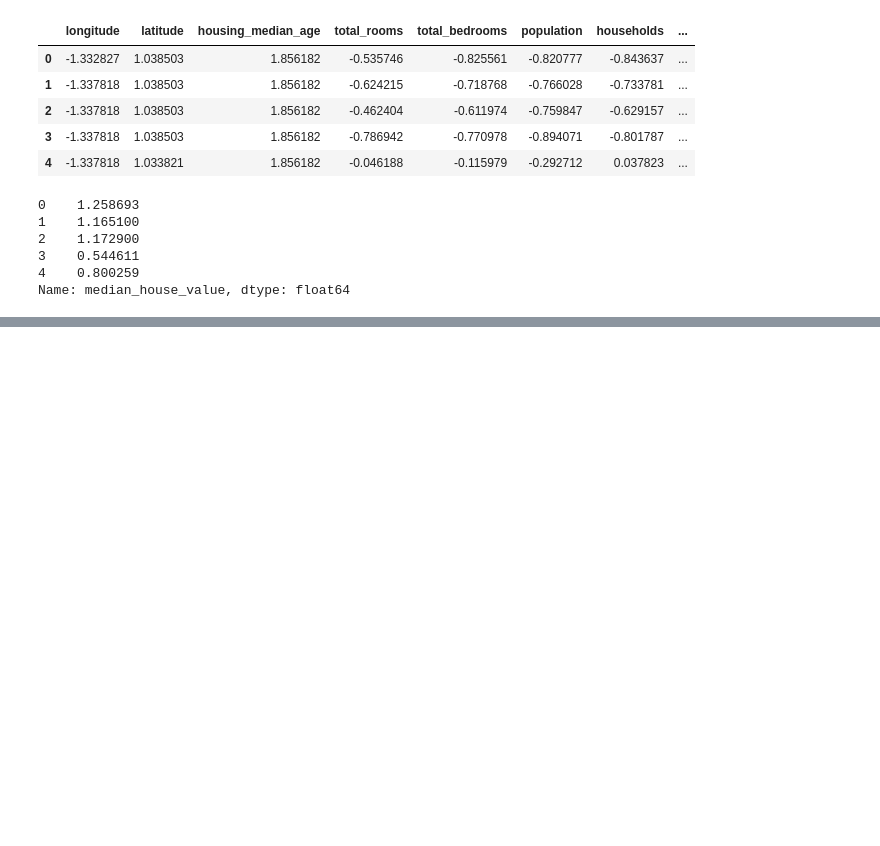
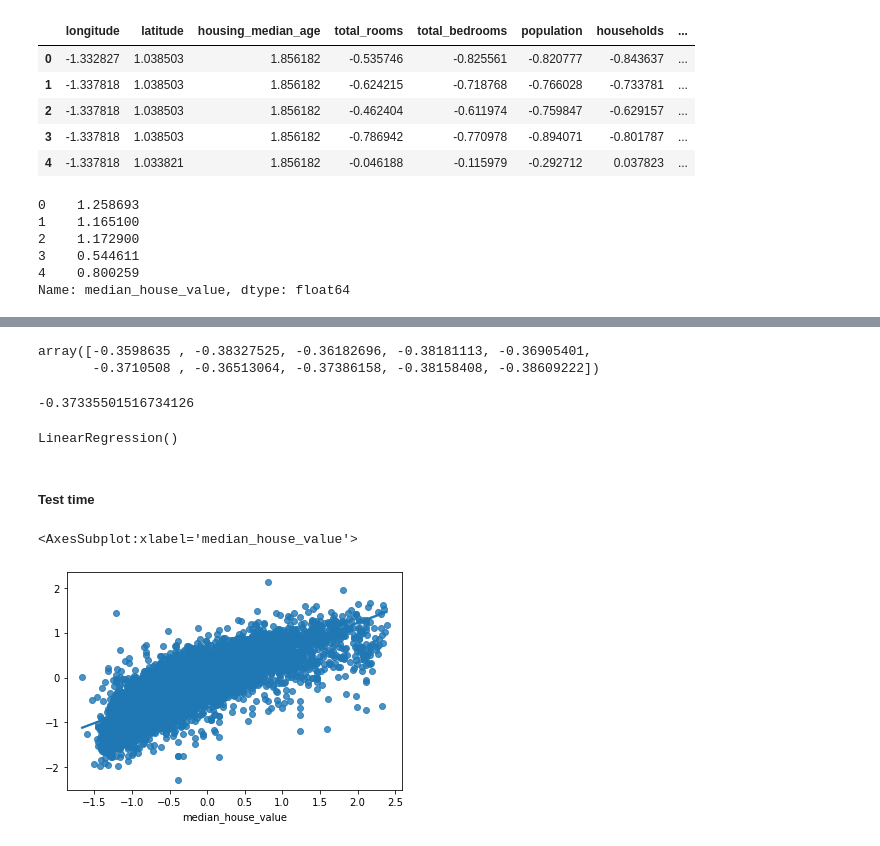
Before and after one commit to GeorgeMC2610/Pattern-Recognition, a Jupyter notebook: Pattern_Recognition.ipynb, the cells around one changed output, grey strips where cells are left out. Saved outputs shown, nothing was run; the diff lists cells and outputs as text; code cells hidden in the pictures; blank space fills up the shorter version.

```diff
--- a/Pattern_Recognition.ipynb
+++ b/Pattern_Recognition.ipynb
@@ -277,0 +284,3 @@ Name: median_house_value, dtype: float64
+# %%
+# split the dataset in test and train test as Linear Regression is a supervised machine learning algorithm
+X_train, X_test, y_train, y_test = train_test_split(X, y, test_size=0.3)
@@ -310,0 +310,24 @@ mean(absolute(scores))
+# %%
+# Print the Mean Absolute Errors during training time
+scores['test_neg_mean_absolute_error']
+# %% [output]
+array([-0.3598635 , -0.38327525, -0.36182696, -0.38181113, -0.36905401,
+       -0.3710508 , -0.36513064, -0.37386158, -0.38158408, -0.38609222])
+# %%
+np.mean(scores['test_neg_mean_absolute_error'])
+# %% [output]
+-0.37335501516734126
+# %%
+# Train the Linear Regression model
+model.fit(X_train, y_train)
+# %% [output]
+LinearRegression()
+# %% [markdown]
+##### Test time
+# %%
+predictions = model.predict(X_test)
+# %%
+sns.regplot(x=y_test,y=predictions)
+# %% [output]
+<AxesSubplot:xlabel='median_house_value'>
+[figure, added]
```
Also changed, not shown: parts of 13 cells of this notebook.
